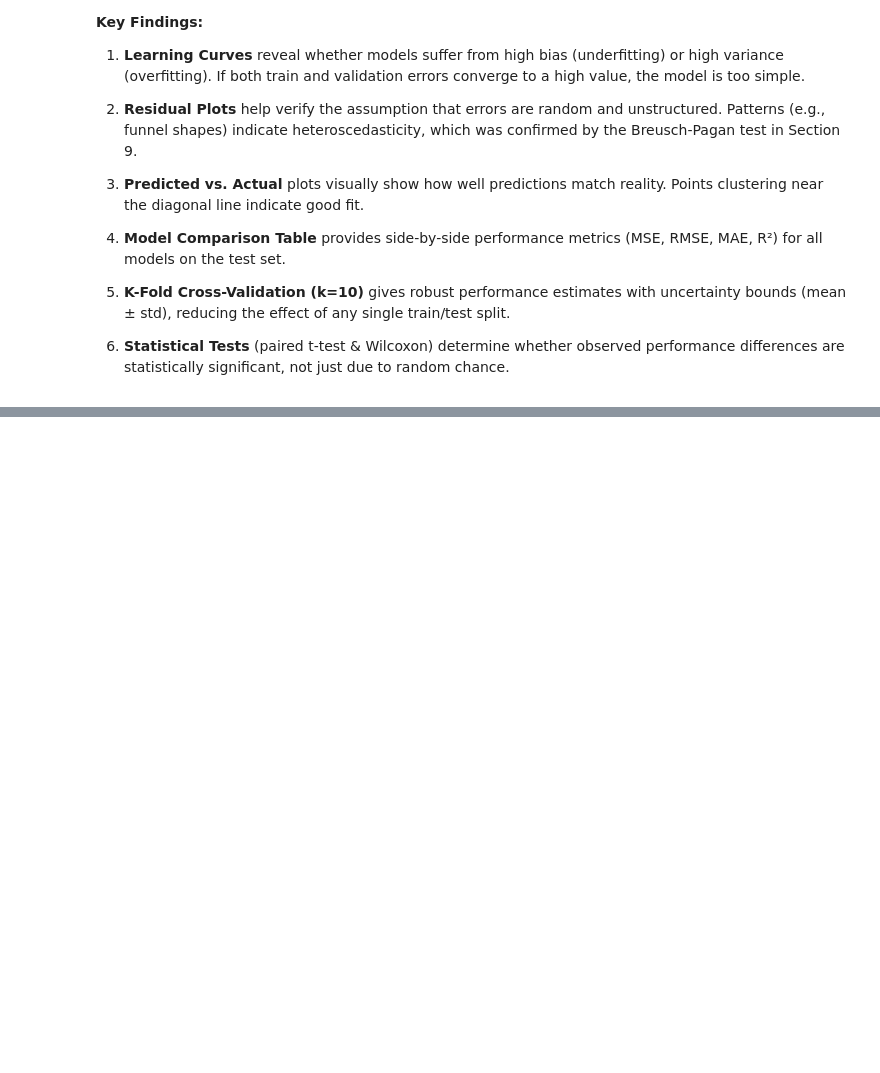
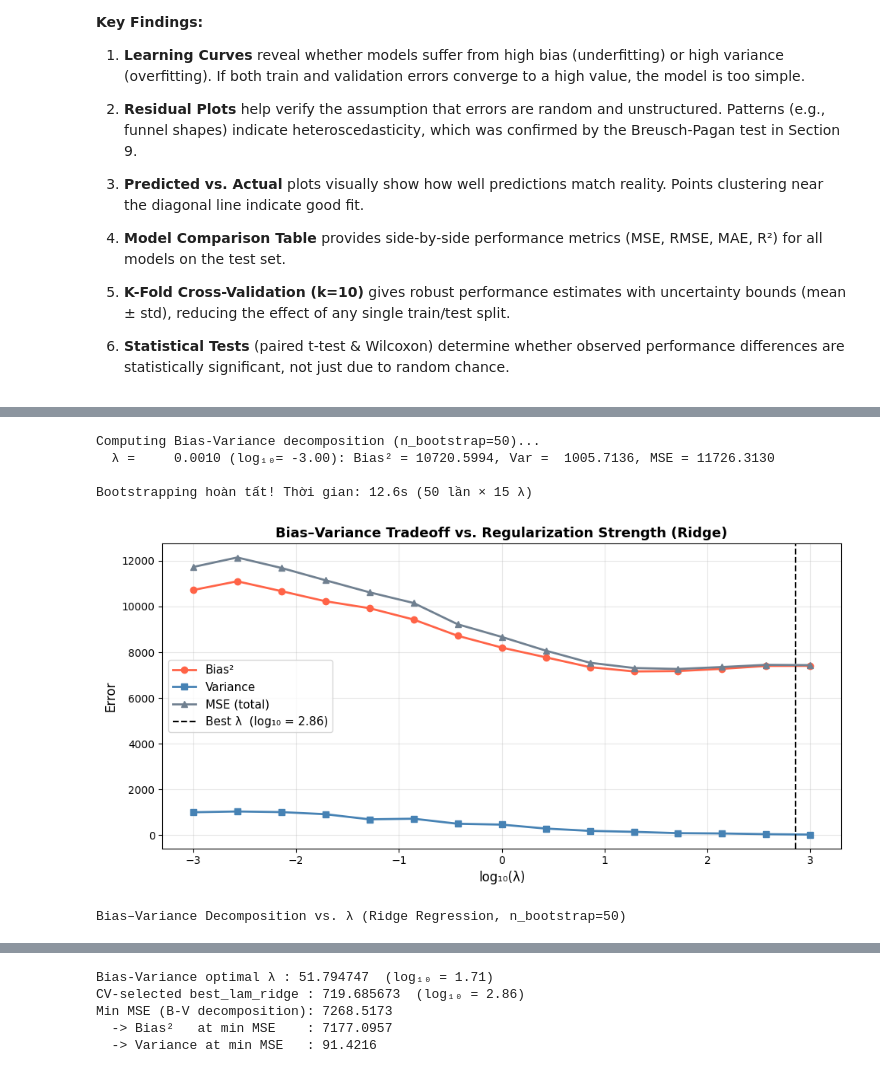
Before and after one commit to ThanhChuong12/Supervised-Learning-Regression-Classification, a Jupyter notebook: code/Part1_Regression/02_modeling.ipynb, the cells around one changed output, grey strips where cells are left out. Saved outputs shown, nothing was run; the diff lists cells and outputs as text; code cells hidden in the pictures; blank space fills up the shorter version.

```diff
--- a/code/Part1_Regression/02_modeling.ipynb
+++ b/code/Part1_Regression/02_modeling.ipynb
@@ -1782,0 +2357,67 @@ Một điểm đáng chú ý là khi so sánh Ridge Linear với Poly Ridge, RBF
+# %%
+lam_subset = np.logspace(3, -3, 15)
+
+print("Computing Bias-Variance decomposition (n_bootstrap=50)...")
+bias_sq_list, variance_list, mse_bv_list = bias_variance_decomposition(
+    Phi_train, y_train,
+    Phi_val,   y_val,
+    lambdas=lam_subset,
+    n_bootstrap=50,
+    seed=42,
+)
+
+plot_section12_bias_variance(
+    lam_subset, bias_sq_list, variance_list, mse_bv_list,
+    best_lam=best_lam_ridge,
+)
+
+df_bv = pd.DataFrame([{
+    'log₁₀(λ)':  round(float(np.log10(lam)), 2),
+    'λ':          round(float(lam), 6),
+    'Bias²':      round(float(b2), 4),
+    'Variance':   round(float(v),  4),
+    'MSE (total)': round(float(m), 4),
+} for lam, b2, v, m in zip(lam_subset, bias_sq_list, variance_list, mse_bv_list)])
+
+is_best = df_bv['λ'].apply(lambda x: abs(x - best_lam_ridge) == abs(df_bv['λ'] - best_lam_ridge).min())
+
+display(
+    df_bv.style
+    .format({
+        'log₁₀(λ)':    '{:.2f}',
+        'λ':            '{:.6f}',
+        'Bias²':        '{:.4f}',
+        'Variance':     '{:.4f}',
+        'MSE (total)':  '{:.4f}',
+    })
+    .background_gradient(subset=['Bias²'],      cmap='Reds',   low=0, high=1)
+    .background_gradient(subset=['Variance'],    cmap='Blues',  low=0, high=1)
+    .background_gradient(subset=['MSE (total)'], cmap='Greens', low=0, high=1)
+    .apply(lambda x: ['font-weight: bold; background-color: #fffacd' if is_best.iloc[i]
+                       else '' for i in range(len(x))], axis=0)
+    .set_caption('Bias–Variance Decomposition vs. λ (Ridge Regression, n_bootstrap=50)')
+    .set_table_styles([
+        {'selector': 'caption',
+         'props': [('font-size', '14px'), ('font-weight', 'bold'), ('padding', '8px')]},
+        {'selector': 'thead th',
+         'props': [('font-size', '13px'), ('text-align', 'center'), ('padding', '8px')]},
+        {'selector': 'td',
+         'props': [('text-align', 'center'), ('padding', '6px 14px'), ('font-size', '12px')]},
+    ])
+    .hide(axis='index')
+)
+
+best_idx    = int(np.argmin(mse_bv_list))
+best_lam_bv = lam_subset[best_idx]
+print(f"\nBias-Variance optimal λ : {best_lam_bv:.6f}  (log₁₀ = {np.log10(best_lam_bv):.2f})")
+print(f"CV-selected best_lam_ridge : {best_lam_ridge:.6f}  (log₁₀ = {np.log10(best_lam_ridge):.2f})")
+print(f"Min MSE (B-V decomposition): {mse_bv_list[best_idx]:.4f}")
+print(f"  -> Bias²   at min MSE    : {bias_sq_list[best_idx]:.4f}")
+print(f"  -> Variance at min MSE   : {variance_list[best_idx]:.4f}")
+# %% [output]
+Computing Bias-Variance decomposition (n_bootstrap=50)...
+  λ =     0.0010 (log₁₀= -3.00): Bias² = 10720.5994, Var =  1005.7136, MSE = 11726.3130
+
+Bootstrapping hoàn tất! Thời gian: 12.6s (50 lần × 15 λ)
+[figure, added]
+Bias–Variance Decomposition vs. λ (Ridge Regression, n_bootstrap=50)
@@ -1782,0 +2440,5 @@ Một điểm đáng chú ý là khi so sánh Ridge Linear với Poly Ridge, RBF
+Bias-Variance optimal λ : 51.794747  (log₁₀ = 1.71)
+CV-selected best_lam_ridge : 719.685673  (log₁₀ = 2.86)
+Min MSE (B-V decomposition): 7268.5173
+  -> Bias²   at min MSE    : 7177.0957
+  -> Variance at min MSE   : 91.4216
```
Also changed, not shown: parts of 28 cells of this notebook.
